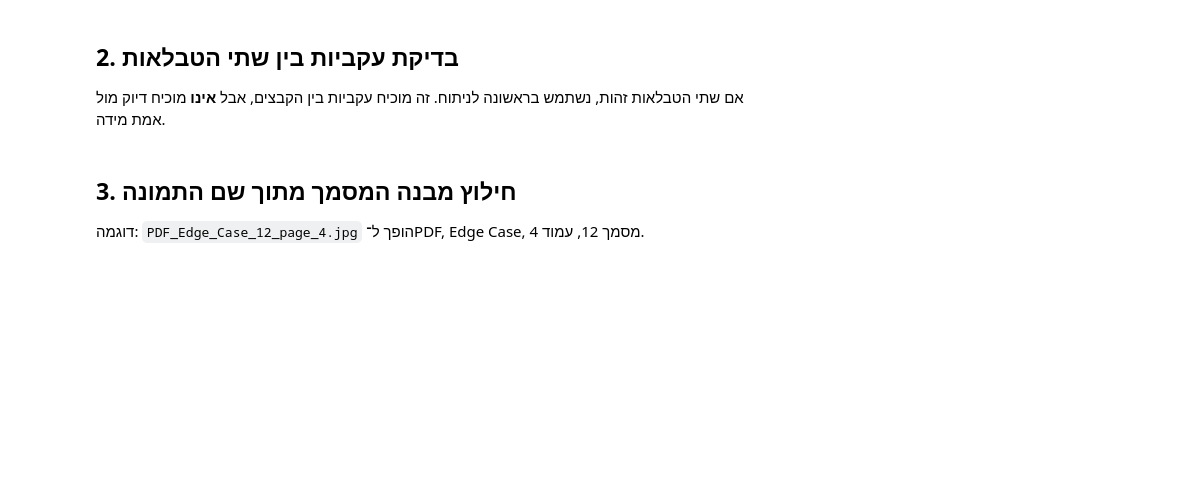
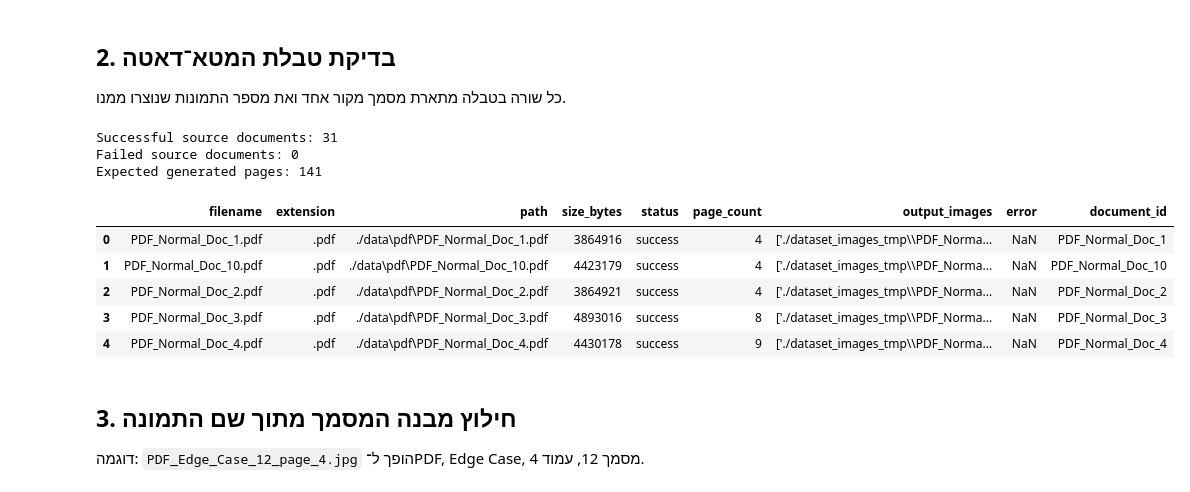
Before and after one commit to ester8840-svg/Project.DS, a Jupyter notebook: passport_ocr_regex_evaluation.ipynb, the cells around one changed output. Cells and saved outputs as stored; diff of their text form; code cells hidden in the pictures; blank space fills up the shorter version.

```diff
--- a/passport_ocr_regex_evaluation.ipynb
+++ b/passport_ocr_regex_evaluation.ipynb
@@ -18,8 +18,8 @@ import pandas as pd
 pd.set_option("display.max_columns", 30)
 pd.set_option("display.max_colwidth", 120)
 
-RUN_A_FILE = "./dataset_images_metadata.csv"
-RUN_B_FILE = "./passport_detection_results.csv"
+RESULTS_FILE = "./passport_detection_results.csv"
+DOCUMENTS_FILE = "./dataset_images_metadata.csv"
 
 LABELS_FILE = Path("passport_page_labels.csv")
 LABELS_TEMPLATE_FILE = Path("passport_page_labels_template.csv")
@@ -28,6 +28,17 @@ REQUIRED_COLUMNS = {
     "image_name",
     "matched_pattern_names",
     "verdict",
+}
+
+REQUIRED_DOCUMENT_COLUMNS = {
+    "filename",
+    "extension",
+    "path",
+    "size_bytes",
+    "status",
+    "page_count",
+    "output_images",
+    "error",
 }
 
 VERDICT_ORDER = ["NO", "MAYBE", "YES"]
@@ -106,4 +132,0 @@ ValueError: dataset_images_metadata.csv is missing columns: ['image_name', 'matc
-# %% [markdown]
-## 2. בדיקת עקביות בין שתי הטבלאות
-
-אם שתי הטבלאות זהות, נשתמש בראשונה לניתוח. זה מוכיח עקביות בין הקבצים, אבל **אינו** מוכיח דיוק מול אמת מידה.
@@ -145,3 +133,41 @@ predictions_df = run_a_df.copy()
+# %% [markdown]
+## 2. בדיקת טבלת המטא־דאטה
+
+כל שורה בטבלה מתארת מסמך מקור אחד ואת מספר התמונות שנוצרו ממנו.
+# %%
+documents_df["document_id"] = (
+    documents_df["filename"]
+    .str.replace(r"\.(?:pdf|docx)$", "", regex=True, case=False)
+)
+
+documents_df["page_count"] = pd.to_numeric(
+    documents_df["page_count"],
+    errors="raise",
+).astype("Int64")
+
+failed_documents_df = documents_df[
+    documents_df["status"].astype(str).str.lower() != "success"
+]
+
+print(f"Successful source documents: {len(documents_df) - len(failed_documents_df):,}")
+print(f"Failed source documents: {len(failed_documents_df):,}")
+print(f"Expected generated pages: {documents_df['page_count'].sum():,}")
+
+if not failed_documents_df.empty:
+    display(failed_documents_df)
+
+predictions_df = results_df.copy()
+documents_df.head()
+# %% [output]
+Successful source documents: 31
+Failed source documents: 0
+Expected generated pages: 141
+|  | filename | extension | path | size_bytes | status | page_count | output_images | error | document_id |
+| 0 | PDF_Normal_Doc_1.pdf | .pdf | ./data\pdf\PDF_Normal_Doc_1.pdf | 3864916 | success | 4 | ['./dataset_images_tmp\\PDF_Norma... | NaN | PDF_Normal_Doc_1 |
+| 1 | PDF_Normal_Doc_10.pdf | .pdf | ./data\pdf\PDF_Normal_Doc_10.pdf | 4423179 | success | 4 | ['./dataset_images_tmp\\PDF_Norma... | NaN | PDF_Normal_Doc_10 |
+| 2 | PDF_Normal_Doc_2.pdf | .pdf | ./data\pdf\PDF_Normal_Doc_2.pdf | 3864921 | success | 4 | ['./dataset_images_tmp\\PDF_Norma... | NaN | PDF_Normal_Doc_2 |
+| 3 | PDF_Normal_Doc_3.pdf | .pdf | ./data\pdf\PDF_Normal_Doc_3.pdf | 4893016 | success | 8 | ['./dataset_images_tmp\\PDF_Norma... | NaN | PDF_Normal_Doc_3 |
+| 4 | PDF_Normal_Doc_4.pdf | .pdf | ./data\pdf\PDF_Normal_Doc_4.pdf | 4430178 | success | 9 | ['./dataset_images_tmp\\PDF_Norma... | NaN | PDF_Normal_Doc_4 |
 # %% [markdown]
 ## 3. חילוץ מבנה המסמך מתוך שם התמונה
 
```
Also changed, not shown: parts of 12 cells of this notebook.
